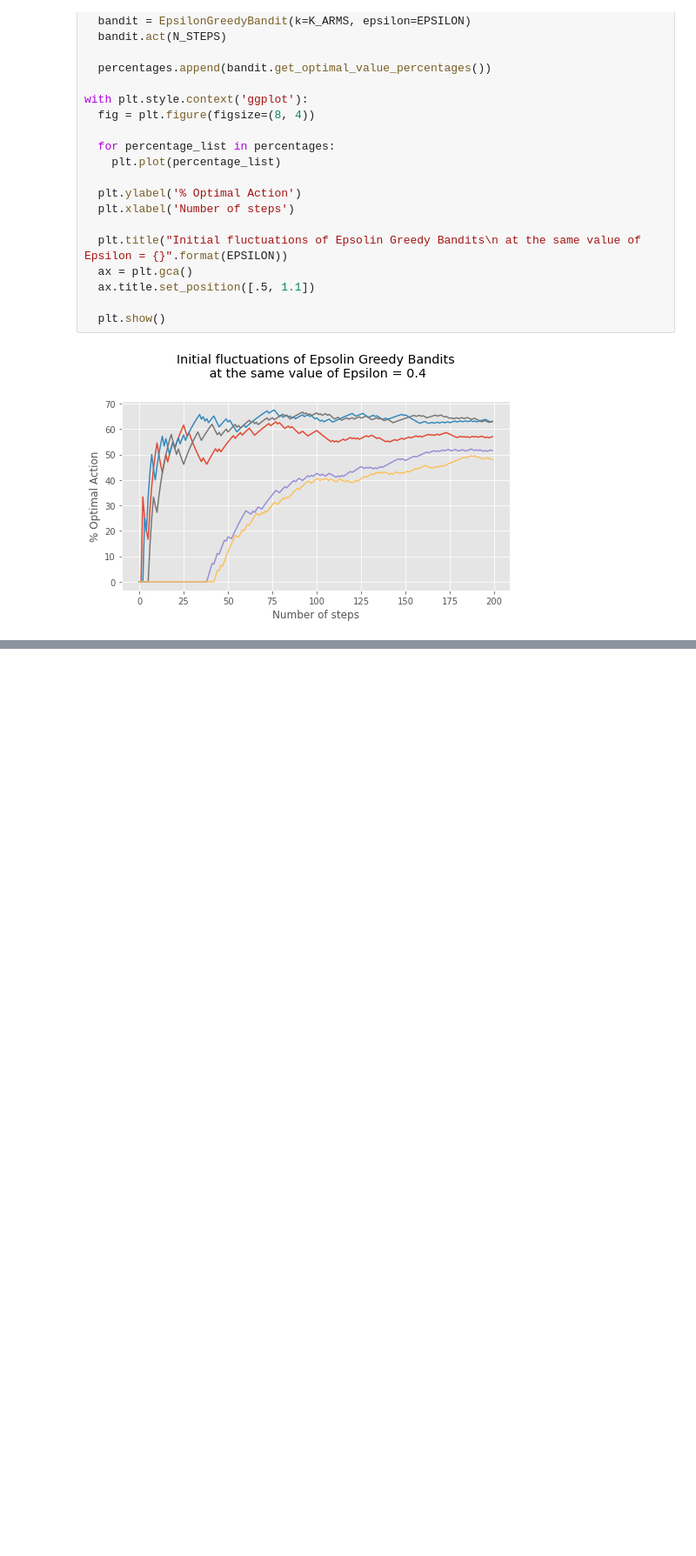
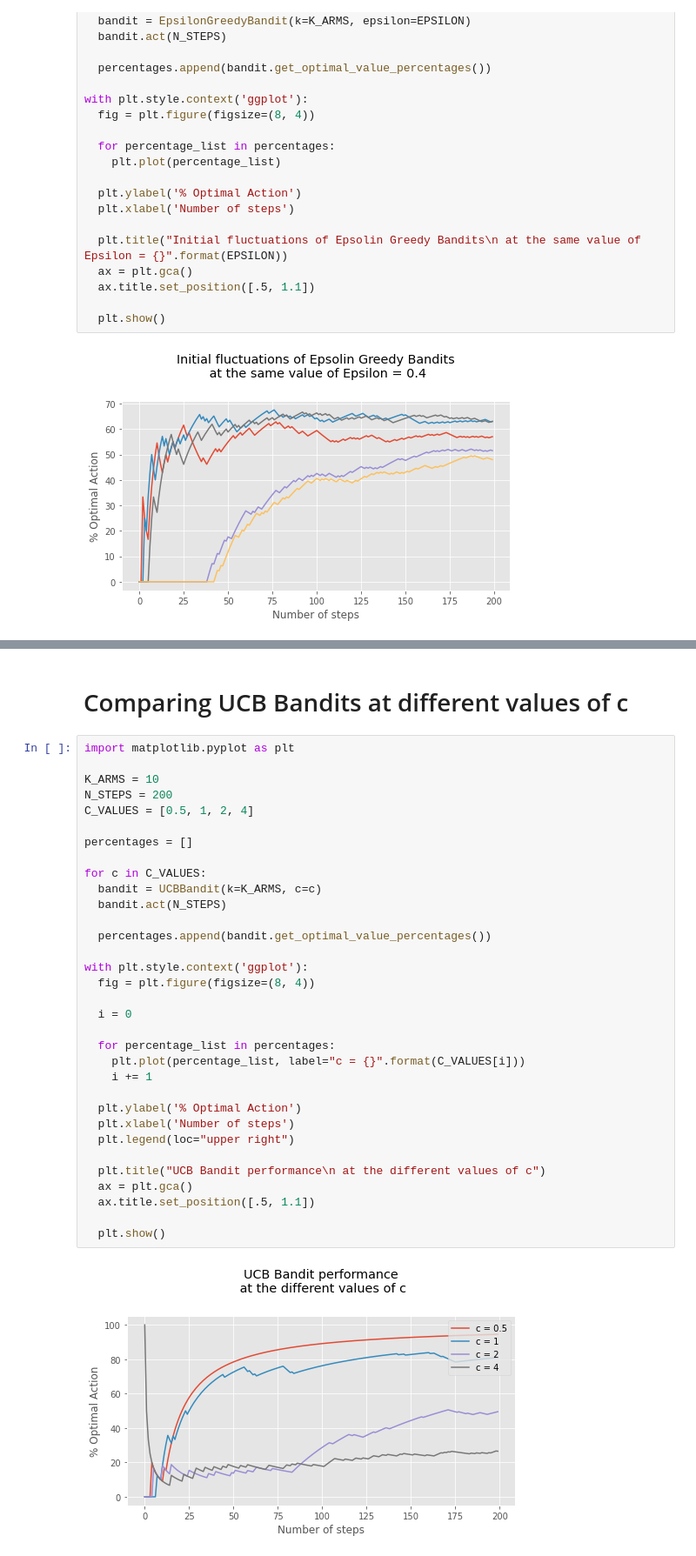
Before and after one commit to yasserius-ml/reinforment_learning_sutton_barto, a Jupyter notebook: Ch_2_MultiArm_Bandits.ipynb, the cells around one changed output, grey strips where cells are left out. Shown at 87% size. Drawn from its saved outputs; the diff is of its cells as text; blank space fills up the shorter version.

```diff
--- a/Ch_2_MultiArm_Bandits.ipynb
+++ b/Ch_2_MultiArm_Bandits.ipynb
@@ -485,0 +554,37 @@ with plt.style.context('ggplot'):
+# %% [markdown]
+# Comparing UCB Bandits at different values of c
+# %%
+import matplotlib.pyplot as plt
+
+K_ARMS = 10
+N_STEPS = 200
+C_VALUES = [0.5, 1, 2, 4]
+
+percentages = []
+
+for c in C_VALUES:
+  bandit = UCBBandit(k=K_ARMS, c=c)
+  bandit.act(N_STEPS)
+
+  percentages.append(bandit.get_optimal_value_percentages())
+
+with plt.style.context('ggplot'):
+  fig = plt.figure(figsize=(8, 4))
+
+  i = 0
+
+  for percentage_list in percentages:
+    plt.plot(percentage_list, label="c = {}".format(C_VALUES[i]))
+    i += 1
+
+  plt.ylabel('% Optimal Action')
+  plt.xlabel('Number of steps')
+  plt.legend(loc="upper right")
+
+  plt.title("UCB Bandit performance\n at the different values of c")
+  ax = plt.gca()
+  ax.title.set_position([.5, 1.1])
+
+  plt.show()
+# %% [output]
+[figure, added]
```
Also changed, not shown: parts of 11 cells of this notebook.
